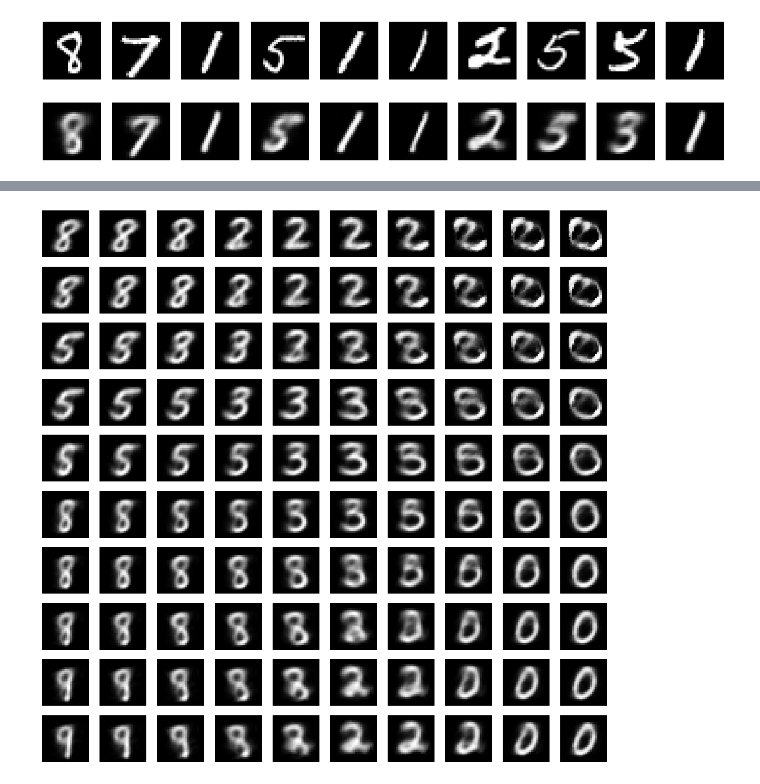
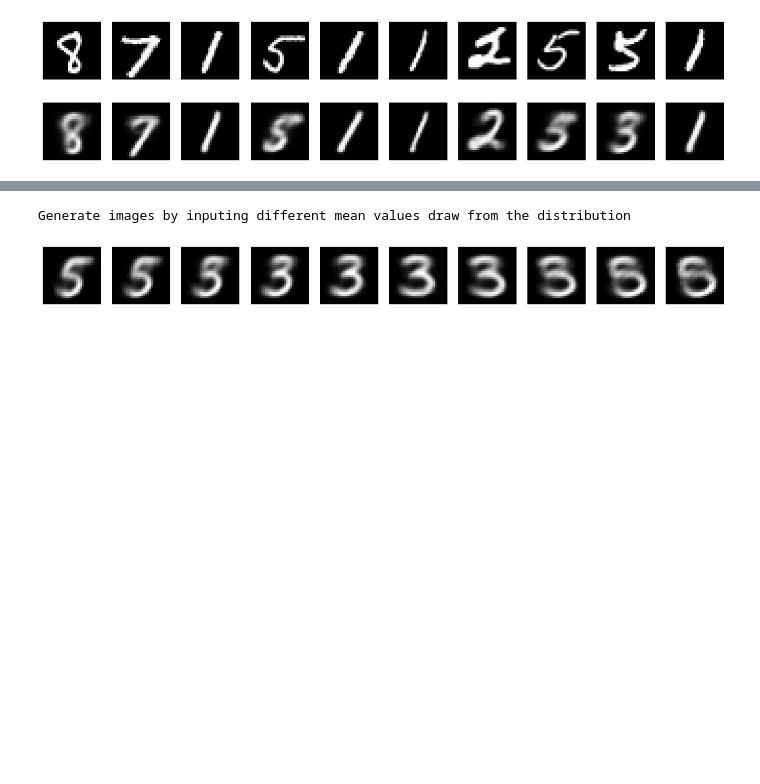
Before and after one commit to hsywhu/Variational-AutoEncoder, a Jupyter notebook: Assignment Four.ipynb, the cells around one changed output, grey strips where cells are left out. Saved outputs shown, nothing was run; the diff lists cells and outputs as text; code cells hidden in the pictures; blank space fills up the shorter version.

```diff
--- a/Assignment Four.ipynb
+++ b/Assignment Four.ipynb
@@ -547,21 +566,18 @@ Trainable params: 403,728
 Non-trainable params: 0
 _________________________________________________________________
 # %%
-# visualization on test dataset
+# generate images by inputing random number to decoder
+print("Generate images by inputing different var values draw from the distribution")
+img_num = 10
+plt.figure(figsize=(18, 18))
+plt.gray()
 
-img_num = 10
-autoencoder_fc_best_norm = load_model('./best_model_fc_norm.pth')
-plt.figure(figsize=(18, 4))
-plt.gray()
-for i in range(img_num):
-    # randomly pick an image from test dataset
-    chosen_test_img = x_test_flatten[np.random.randint(x_test_flatten.shape[0])]
-    img_decoded = autoencoder_fc_best_norm.predict(chosen_test_img.reshape(1, 784))
-    ax = plt.subplot(2, img_num, i+1)
-    plt.imshow(chosen_test_img.reshape(28, 28))
-    ax.axis('off')
+random_vars = np.linspace(-4, 4, img_num)[::-1]
 
-    ax = plt.subplot(2, img_num, img_num+i+1)
+for i in range(len(random_vars)):
+    z_sample = np.array([[0, random_vars[i]]])
+    img_decoded = decoder_fc_norm.predict(z_sample)
+    ax = plt.subplot(1, img_num, i+1)
     plt.imshow(img_decoded.reshape(28, 28))
     ax.axis('off')
 plt.show()
@@ -570,21 +587,16 @@ plt.show()
 # %%
 # generate images by inputing random number to decoder
-
-img_num = 10
-
+print("Generate images by inputing different mean values draw from the distribution")
+random_means = np.linspace(-3, 3, img_num)
 plt.figure(figsize=(18, 18))
 plt.gray()
-
-grid_x = np.linspace(-5, 5, img_num)
-grid_y = np.linspace(-5, 5, img_num)[::-1]
-
-for i, yi in enumerate(grid_y):
-    for j, xi in enumerate(grid_x):
-        z_sample = np.array([[xi, yi]])
-        img_decoded = decoder_fc_norm.predict(z_sample)
-        ax = plt.subplot(img_num, img_num, i*img_num+j+1)
-        plt.imshow(img_decoded.reshape(28, 28))
-        ax.axis('off')
+for i in range(len(random_means)):
+    z_sample = np.array([[random_means[i], 1]])
+    img_decoded = decoder_fc_norm.predict(z_sample)
+    ax = plt.subplot(1, img_num, i+1)
+    plt.imshow(img_decoded.reshape(28, 28))
+    ax.axis('off')
 plt.show()
 # %% [output]
+Generate images by inputing different mean values draw from the distribution
-[figure, old version]
+[figure, new version]
```
Also changed, not shown: parts of 26 cells of this notebook, 2 other files.
